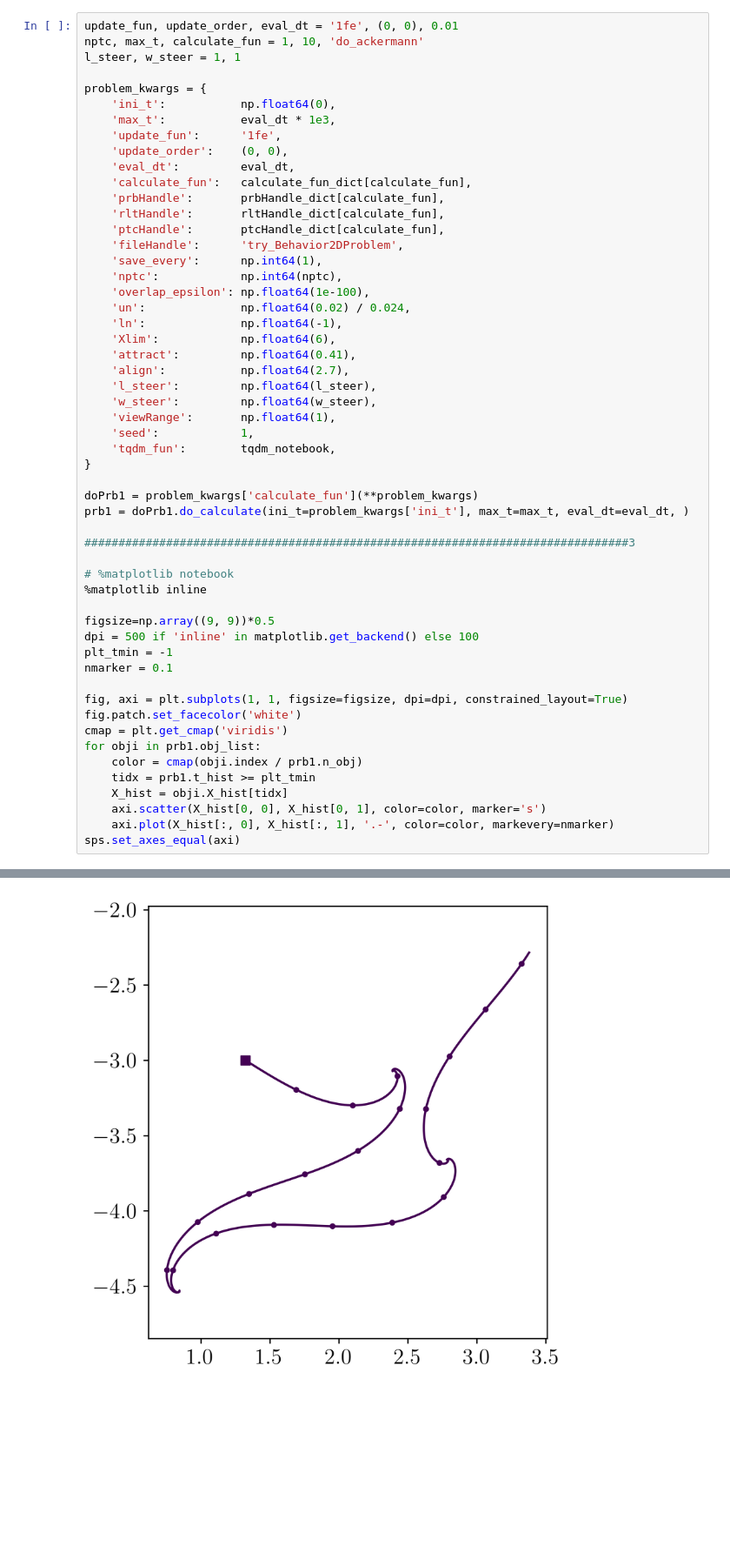
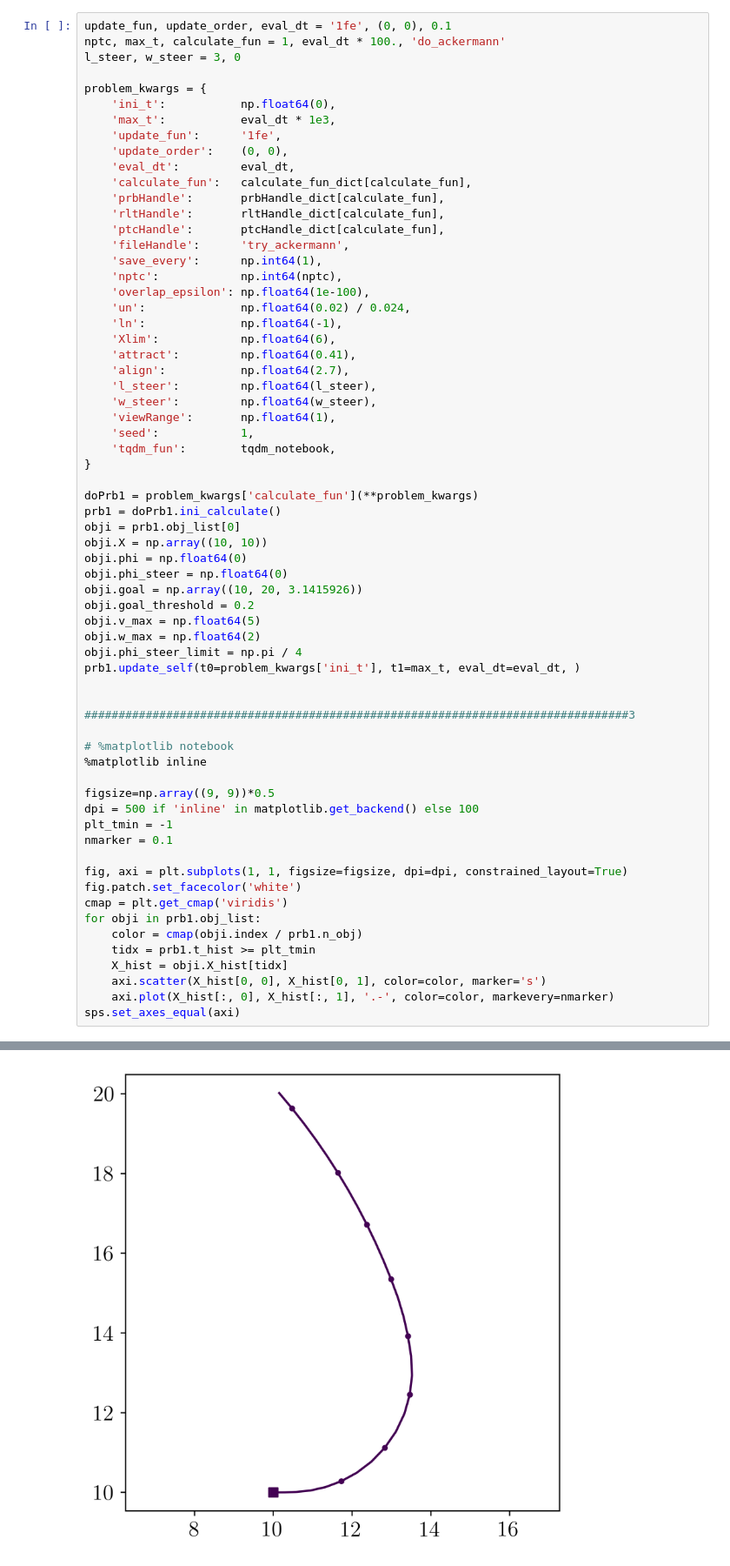
Before and after one commit to pcmagic/ActiveMatter, a Jupyter notebook: collectiveFish/try_ackermann.ipynb, the cells around one changed output, grey strips where cells are left out. Shown at 87% size. Saved outputs shown, nothing was run; the diff lists cells and outputs as text; blank space fills up the shorter version.

Commit message:
add ackermann dynamics

```diff
--- a/collectiveFish/try_ackermann.ipynb
+++ b/collectiveFish/try_ackermann.ipynb
@@ -64,7 +64,7 @@ from collectiveFish.do_calculate import calculate_fun_dict, prbHandle_dict, rltH
 # %%
-update_fun, update_order, eval_dt = '1fe', (0, 0), 0.01
-nptc, max_t, calculate_fun = 1, 10, 'do_ackermann'
-l_steer, w_steer = 1, 1
+update_fun, update_order, eval_dt = '1fe', (0, 0), 0.1
+nptc, max_t, calculate_fun = 1, eval_dt * 100., 'do_ackermann'
+l_steer, w_steer = 3, 0
 
 problem_kwargs = {
     'ini_t':           np.float64(0),
@@ -76,7 +76,7 @@ problem_kwargs = {
     'prbHandle':       prbHandle_dict[calculate_fun],
     'rltHandle':       rltHandle_dict[calculate_fun],
     'ptcHandle':       ptcHandle_dict[calculate_fun],
-    'fileHandle':      'try_Behavior2DProblem',
+    'fileHandle':      'try_ackermann',
     'save_every':      np.int64(1),
     'nptc':            np.int64(nptc),
     'overlap_epsilon': np.float64(1e-100),
@@ -93,7 +93,18 @@ problem_kwargs = {
 }
 
 doPrb1 = problem_kwargs['calculate_fun'](**problem_kwargs)
-prb1 = doPrb1.do_calculate(ini_t=problem_kwargs['ini_t'], max_t=max_t, eval_dt=eval_dt, )
+prb1 = doPrb1.ini_calculate()
+obji = prb1.obj_list[0]
+obji.X = np.array((10, 10))
+obji.phi = np.float64(0)
+obji.phi_steer = np.float64(0)
+obji.goal = np.array((10, 20, 3.1415926))
+obji.goal_threshold = 0.2
+obji.v_max = np.float64(5)
+obji.w_max = np.float64(2)
+obji.phi_steer_limit = np.pi / 4
+prb1.update_self(t0=problem_kwargs['ini_t'], t1=max_t, eval_dt=eval_dt, )
+
 
 ################################################################################3
 
@@ -138,2 +149,2 @@ Solve, usage time: 0:00:00.170039
 <Axes: >
-[figure, old version]
+[figure, new version]
```
Also changed, not shown: parts of 5 cells of this notebook, 7 other files.
